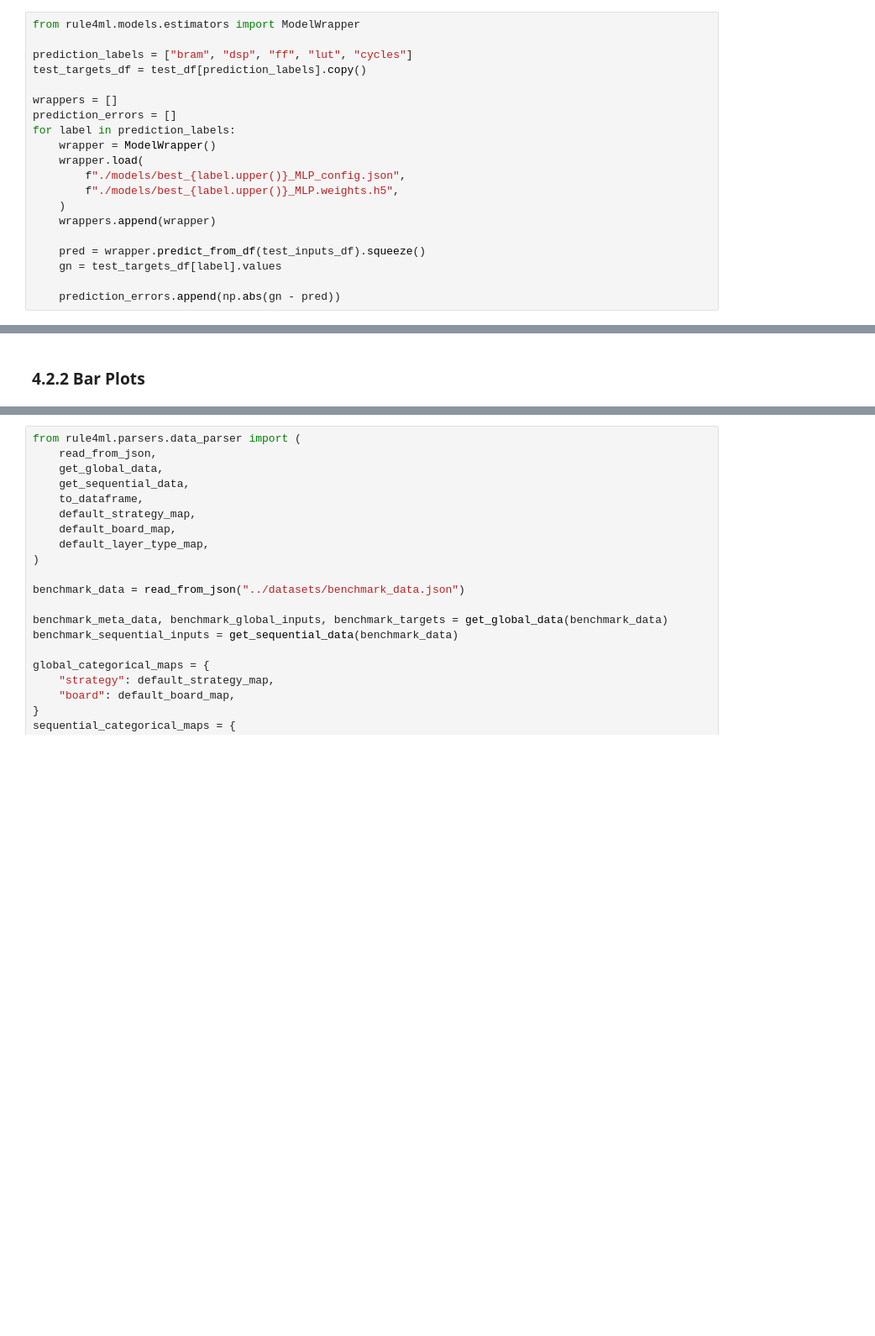
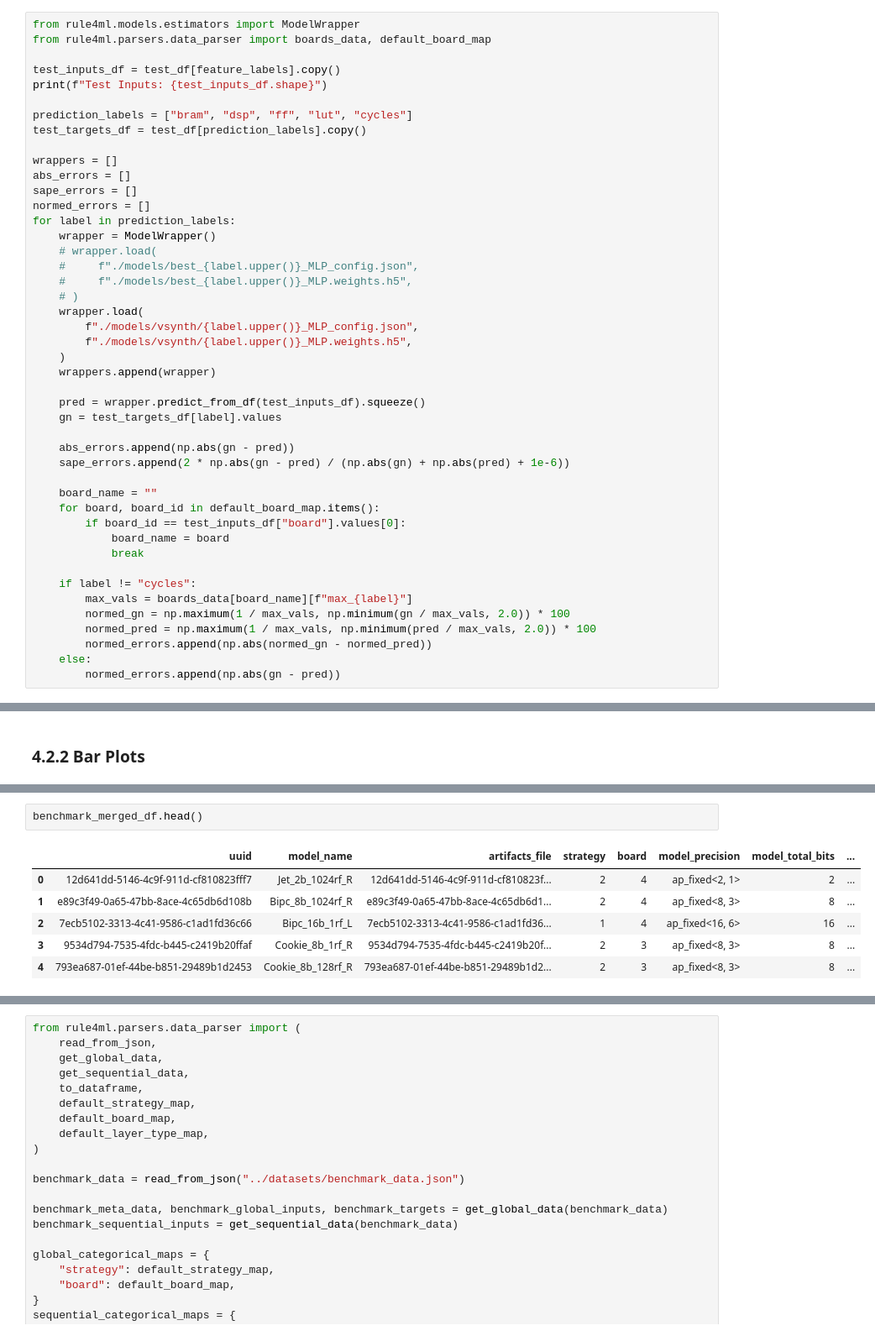
Before and after one commit to IMPETUS-UdeS/rule4ml, a Jupyter notebook: notebooks/tutorial.ipynb, the cells around one changed output, grey strips where cells are left out. Shown at 84% size. Saved outputs shown, nothing was run; the diff lists cells and outputs as text; blank space fills up the shorter version.

```diff
--- a/notebooks/tutorial.ipynb
+++ b/notebooks/tutorial.ipynb
@@ -1227,20 +1473,45 @@ print(f"Test Inputs: {test_inputs_df.shape}")
 # %%
 from rule4ml.models.estimators import ModelWrapper
+from rule4ml.parsers.data_parser import boards_data, default_board_map
+
+test_inputs_df = test_df[feature_labels].copy()
+print(f"Test Inputs: {test_inputs_df.shape}")
 
 prediction_labels = ["bram", "dsp", "ff", "lut", "cycles"]
 test_targets_df = test_df[prediction_labels].copy()
 
 wrappers = []
-prediction_errors = []
+abs_errors = []
+sape_errors = []
+normed_errors = []
 for label in prediction_labels:
     wrapper = ModelWrapper()
+    # wrapper.load(
+    #     f"./models/best_{label.upper()}_MLP_config.json",
+    #     f"./models/best_{label.upper()}_MLP.weights.h5",
+    # )
     wrapper.load(
-        f"./models/best_{label.upper()}_MLP_config.json",
-        f"./models/best_{label.upper()}_MLP.weights.h5",
+        f"./models/vsynth/{label.upper()}_MLP_config.json",
+        f"./models/vsynth/{label.upper()}_MLP.weights.h5",
     )
     wrappers.append(wrapper)
 
     pred = wrapper.predict_from_df(test_inputs_df).squeeze()
     gn = test_targets_df[label].values
 
-    prediction_errors.append(np.abs(gn - pred))
+    abs_errors.append(np.abs(gn - pred))
+    sape_errors.append(2 * np.abs(gn - pred) / (np.abs(gn) + np.abs(pred) + 1e-6))
+
+    board_name = ""
+    for board, board_id in default_board_map.items():
+        if board_id == test_inputs_df["board"].values[0]:
+            board_name = board
+            break
+
+    if label != "cycles":
+        max_vals = boards_data[board_name][f"max_{label}"]
+        normed_gn = np.maximum(1 / max_vals, np.minimum(gn / max_vals, 2.0)) * 100
+        normed_pred = np.maximum(1 / max_vals, np.minimum(pred / max_vals, 2.0)) * 100
+        normed_errors.append(np.abs(normed_gn - normed_pred))
+    else:
+        normed_errors.append(np.abs(gn - pred))
@@ -1481,0 +1813,9 @@ prediction_df.head(14)
+# %%
+benchmark_merged_df.head()
+# %% [output]
+|  | uuid | model_name | artifacts_file | strategy | board | model_precision | model_total_bits | ... |
+| 0 | 12d641dd-5146-4c9f-911d-cf810823fff7 | Jet_2b_1024rf_R | 12d641dd-5146-4c9f-911d-cf810823f... | 2 | 4 | ap_fixed<2, 1> | 2 | ... |
+| 1 | e89c3f49-0a65-47bb-8ace-4c65db6d108b | Bipc_8b_1024rf_R | e89c3f49-0a65-47bb-8ace-4c65db6d1... | 2 | 4 | ap_fixed<8, 3> | 8 | ... |
+| 2 | 7ecb5102-3313-4c41-9586-c1ad1fd36c66 | Bipc_16b_1rf_L | 7ecb5102-3313-4c41-9586-c1ad1fd36... | 1 | 4 | ap_fixed<16, 6> | 16 | ... |
+| 3 | 9534d794-7535-4fdc-b445-c2419b20ffaf | Cookie_8b_1rf_R | 9534d794-7535-4fdc-b445-c2419b20f... | 2 | 3 | ap_fixed<8, 3> | 8 | ... |
+| 4 | 793ea687-01ef-44be-b851-29489b1d2453 | Cookie_8b_128rf_R | 793ea687-01ef-44be-b851-29489b1d2... | 2 | 3 | ap_fixed<8, 3> | 8 | ... |
```
Also changed, not shown: parts of 24 cells of this notebook, 6 other files.
